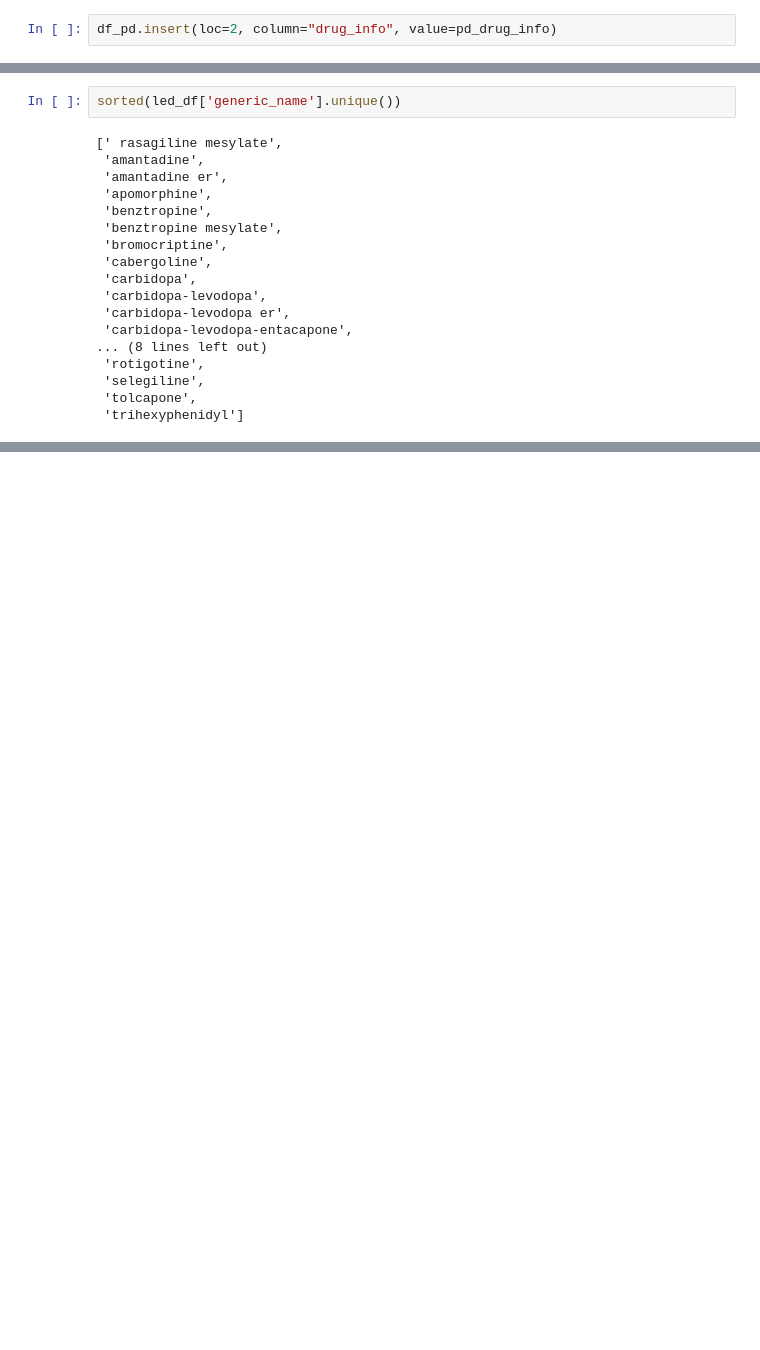
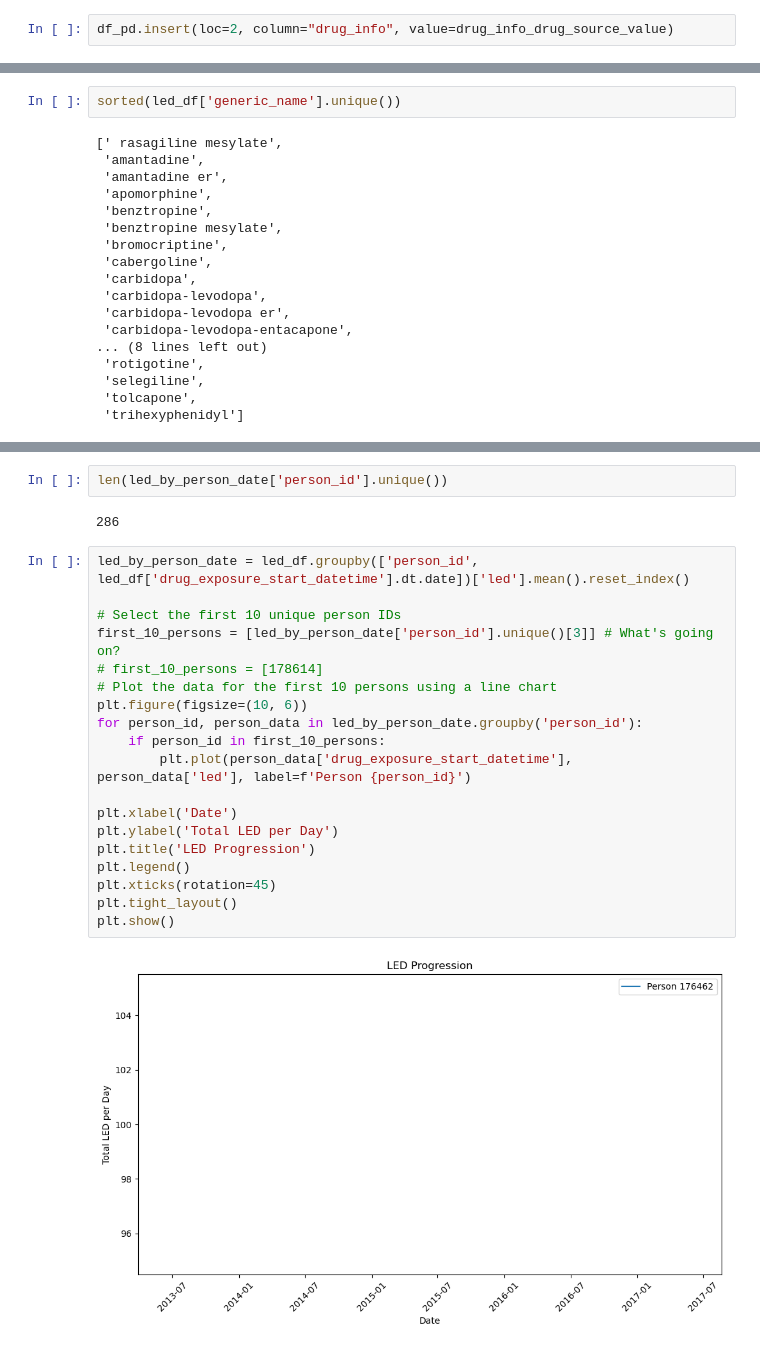
Before and after one commit to rdiazrincon/motor_fluctuations_pd, a Jupyter notebook: motor_fluctuations_pd.ipynb, the cells around one changed output, grey strips where cells are left out. Drawn from its saved outputs; the diff is of its cells as text; blank space fills up the shorter version.

```diff
--- a/motor_fluctuations_pd.ipynb
+++ b/motor_fluctuations_pd.ipynb
@@ -254,7 +254,7 @@ df_pd.sample(10)
 # %% [markdown]
 Inserting the column drug_info into the pd dataset
 # %%
-df_pd.insert(loc=2, column="drug_info", value=pd_drug_info)
+df_pd.insert(loc=2, column="drug_info", value=drug_info_drug_source_value)
 # %%
 df_pd.sample(5)
 # %% [output]
@@ -2930,0 +2933,25 @@ KeyError: 'dosage_quantity'
+# %%
+len(led_by_person_date['person_id'].unique())
+# %% [output]
+286
+# %%
+led_by_person_date = led_df.groupby(['person_id', led_df['drug_exposure_start_datetime'].dt.date])['led'].mean().reset_index()
+
+# Select the first 10 unique person IDs
+first_10_persons = [led_by_person_date['person_id'].unique()[3]] # What's going on?
+# first_10_persons = [178614]
+# Plot the data for the first 10 persons using a line chart
+plt.figure(figsize=(10, 6))
+for person_id, person_data in led_by_person_date.groupby('person_id'):
+    if person_id in first_10_persons:
+        plt.plot(person_data['drug_exposure_start_datetime'], person_data['led'], label=f'Person {person_id}')
+
+plt.xlabel('Date')
+plt.ylabel('Total LED per Day')
+plt.title('LED Progression')
+plt.legend()
+plt.xticks(rotation=45)
+plt.tight_layout()
+plt.show()
+# %% [output]
+[figure, added]
```
Also changed, not shown: parts of 37 cells of this notebook.
